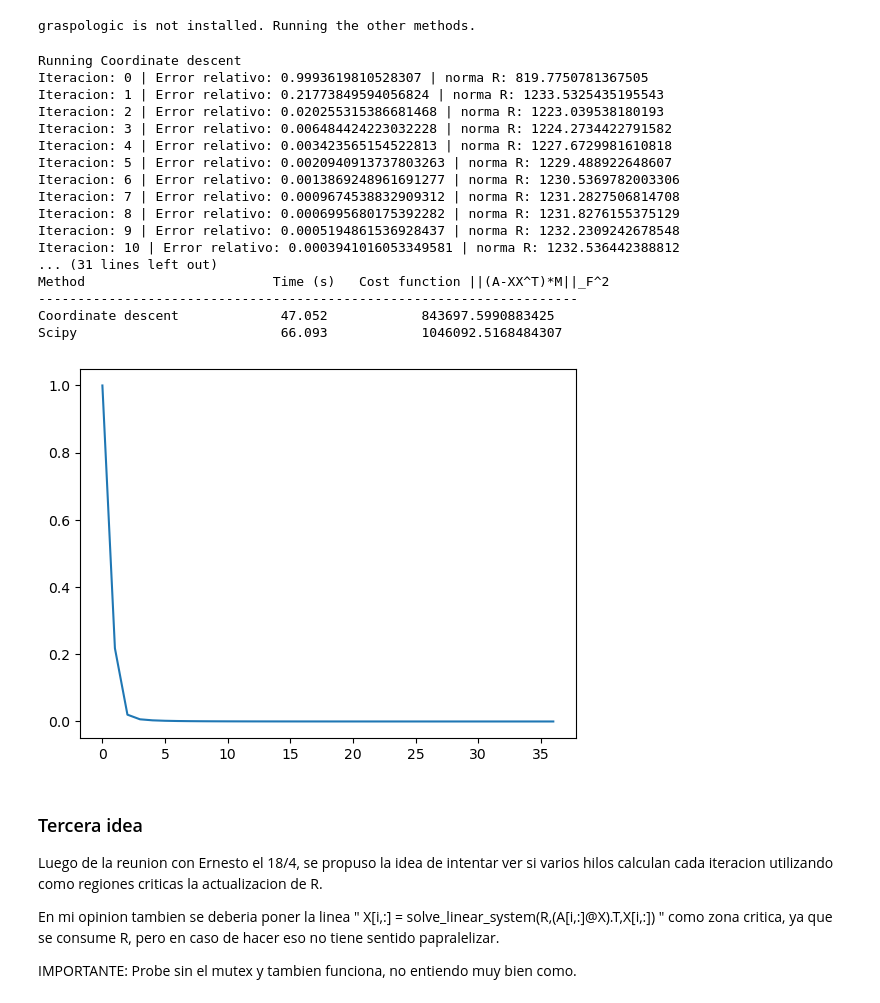
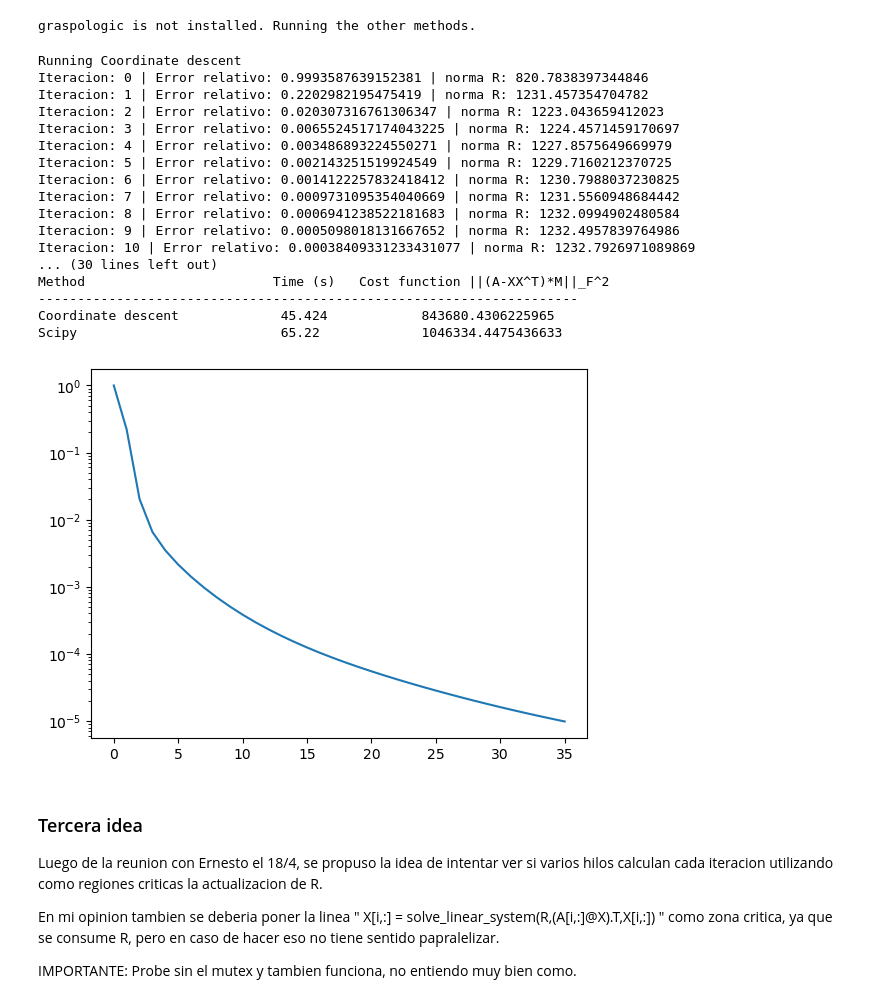
Before and after one commit to DanielPS555/TallerGPGPU, a Jupyter notebook: pruebas_spectral_embedding_methods.ipynb, the cells around one changed output. Saved outputs shown, nothing was run; the diff lists cells and outputs as text; code cells hidden in the pictures.

```diff
--- a/pruebas_spectral_embedding_methods.ipynb
+++ b/pruebas_spectral_embedding_methods.ipynb
@@ -130,49 +130,49 @@ print("Done in ",time_cd," seconds.\n")
 
 print("Running Scipy SVD")
 start_scipy = timeit.default_timer()
 X_scipy = embed_scipy(A,d)
 stop_scipy = timeit.default_timer()
 time_scipy = round(stop_scipy-start_scipy,3)
 print("Done in ",time_scipy," seconds.\n")
 
 if gy:
     print("Running Gaspologic ASE")
     ase = gy.embed.AdjacencySpectralEmbed(n_components=d, diag_aug=True, algorithm='full')
     start_gy = timeit.default_timer()
     X_gy = ase.fit_transform(A)
     stop_gy = timeit.default_timer()
     time_gy = round(stop_gy-start_gy,3)
     print("Done in ",time_gy," seconds.\n")
 
 ##%%
 print("Method                        Time (s) \t Cost function ||(A-XX^T)*M||_F^2",)
 print("---------------------------------------------------------------------",)
 print("Coordinate descent            ",time_cd,"\t\t", cost_function(A,X_cd,M))
 print("Scipy                         ",time_scipy,"\t\t", cost_function(A,X_scipy,M))
 if gy: print("Graspologic                   ",time_gy,"\t\t", cost_function(A,X_gy,M))
 
 plt.plot(errores)
-
+plt.yscale('log')
 x_star = X_cd
 # %% [output]
 Running Coordinate descent
-Iteracion: 0 | Error relativo: 0.9993619810528307 | norma R: 819.7750781367505
-Iteracion: 1 | Error relativo: 0.21773849594056824 | norma R: 1233.5325435195543
-Iteracion: 2 | Error relativo: 0.020255315386681468 | norma R: 1223.039538180193
-Iteracion: 3 | Error relativo: 0.006484424223032228 | norma R: 1224.2734422791582
-Iteracion: 4 | Error relativo: 0.003423565154522813 | norma R: 1227.6729981610818
-Iteracion: 5 | Error relativo: 0.0020940913737803263 | norma R: 1229.488922648607
-Iteracion: 6 | Error relativo: 0.0013869248961691277 | norma R: 1230.5369782003306
-Iteracion: 7 | Error relativo: 0.0009674538832909312 | norma R: 1231.2827506814708
-Iteracion: 8 | Error relativo: 0.0006995680175392282 | norma R: 1231.8276155375129
-Iteracion: 9 | Error relativo: 0.0005194861536928437 | norma R: 1232.2309242678548
-Iteracion: 10 | Error relativo: 0.0003941016053349581 | norma R: 1232.536442388812
-... (31 lines left out)
+Iteracion: 0 | Error relativo: 0.9993587639152381 | norma R: 820.7838397344846
+Iteracion: 1 | Error relativo: 0.2202982195475419 | norma R: 1231.457354704782
+Iteracion: 2 | Error relativo: 0.020307316761306347 | norma R: 1223.043659412023
+Iteracion: 3 | Error relativo: 0.0065524517174043225 | norma R: 1224.4571459170697
+Iteracion: 4 | Error relativo: 0.003486893224550271 | norma R: 1227.8575649669979
+Iteracion: 5 | Error relativo: 0.002143251519924549 | norma R: 1229.7160212370725
+Iteracion: 6 | Error relativo: 0.0014122257832418412 | norma R: 1230.7988037230825
+Iteracion: 7 | Error relativo: 0.0009731095354040669 | norma R: 1231.5560948684442
+Iteracion: 8 | Error relativo: 0.0006941238522181683 | norma R: 1232.0994902480584
+Iteracion: 9 | Error relativo: 0.0005098018131667652 | norma R: 1232.4957839764986
+Iteracion: 10 | Error relativo: 0.00038409331233431077 | norma R: 1232.7926971089869
+... (30 lines left out)
 Method                        Time (s)   Cost function ||(A-XX^T)*M||_F^2
 ---------------------------------------------------------------------
-Coordinate descent             47.052            843697.5990883425
-Scipy                          66.093            1046092.5168484307
+Coordinate descent             45.424            843680.4306225965
+Scipy                          65.22             1046334.4475436633
-[figure, old version]
+[figure, new version]
 # %% [markdown]
 ### Tercera idea
 
```
Also changed, not shown: parts of 8 cells of this notebook.
